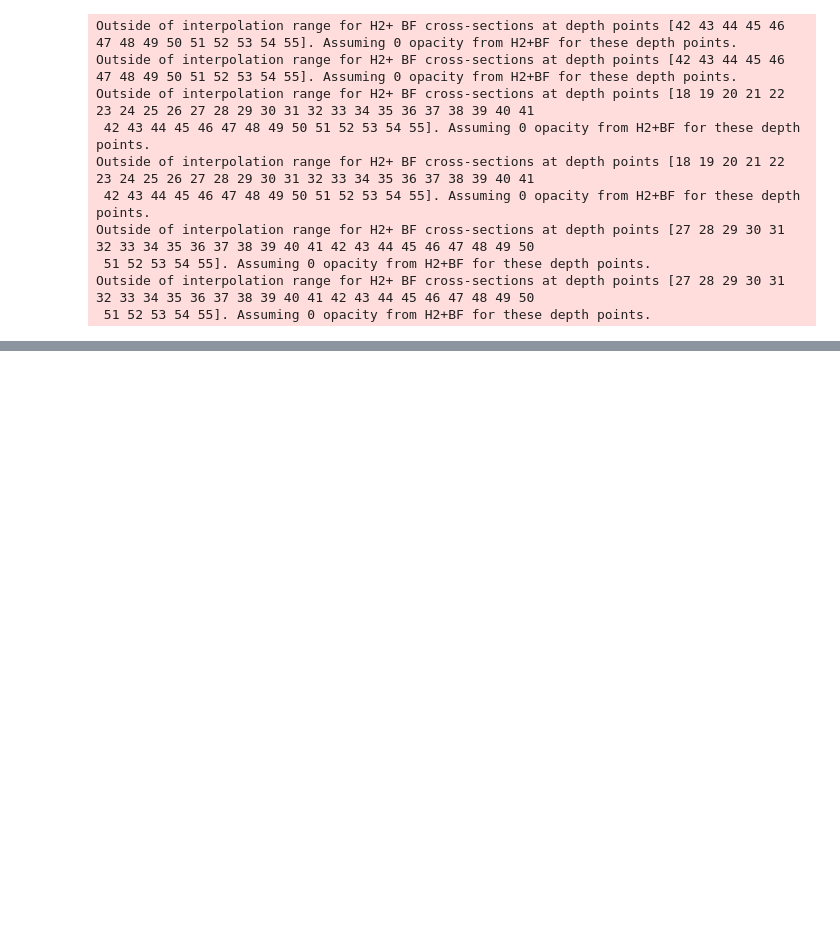
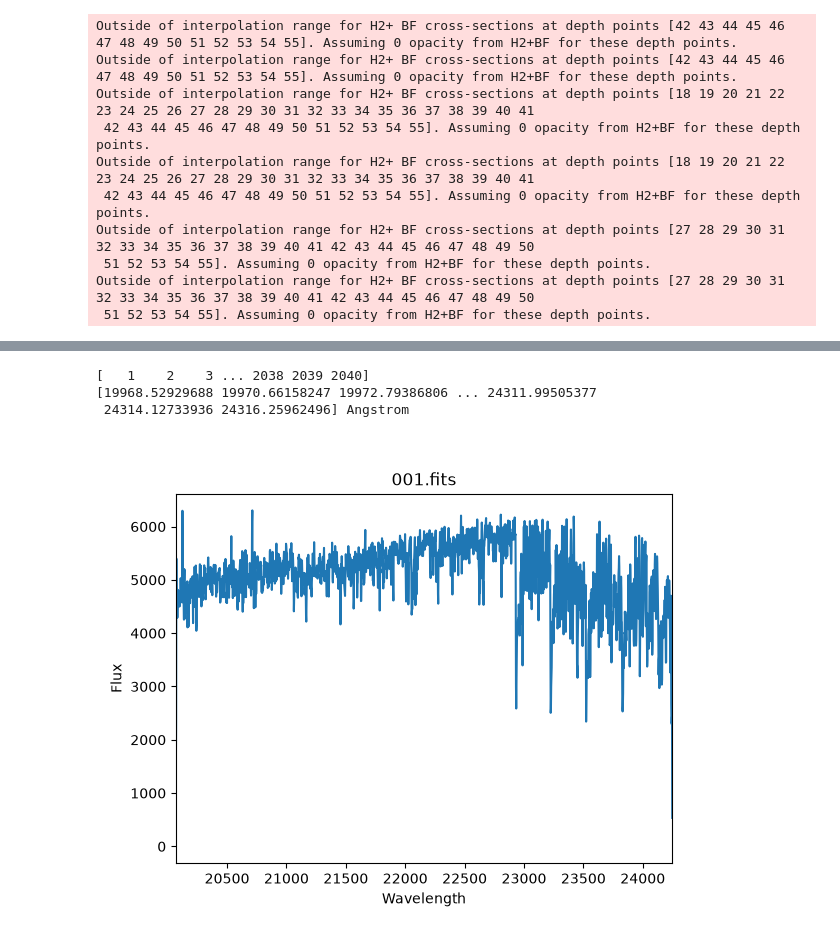
Before and after one commit to Keshavj-07/first_proj, a Jupyter notebook: scripts/NSC.ipynb, the cells around one changed output, grey strips where cells are left out. Cells and saved outputs as stored; diff of their text form; code cells hidden in the pictures; blank space fills up the shorter version.

```diff
--- a/scripts/NSC.ipynb
+++ b/scripts/NSC.ipynb
@@ -244,0 +107,6 @@ No.    Name      Ver    Type      Cards   Dimensions   Format
+# %%
+#Science Target 001 Observational Spectra
+fname = '../data/nifs_spectra_2015/N1_1/N1_1_001.fits'
+hdulist = fits.open(fname)
+header = hdulist[0].header
+print(repr(header))
@@ -244,0 +134,20 @@ No.    Name      Ver    Type      Cards   Dimensions   Format
+# %%
+#Converting pixels to wavelength using the FITS header information. CRVAL1 is the reference value for the first axis, CRPIX1 is the reference pixel, and CD1_1 is the increment per pixel.
+pixels = np.arange(1,header['NAXIS1']+1)
+print(pixels)
+wavelength = (header['CRVAL1'] + (pixels - header['CRPIX1']) * header['CD1_1'])*u.AA
+print(wavelength)
+# %% [output]
+[   1    2    3 ... 2038 2039 2040]
+[19968.52929688 19970.66158247 19972.79386806 ... 24311.99505377
+ 24314.12733936 24316.25962496] Angstrom
+# %%
+plt.figure()
+plt.plot(wavelength, hdulist[0].data*u.dimensionless_unscaled)
+plt.xlabel("Wavelength")
+plt.ylabel("Flux")
+plt.title("001.fits")
+plt.xlim(20070, 24246)
+plt.show()
+# %% [output]
+[figure, added]
```
Also changed, not shown: parts of 18 cells of this notebook, 31 other files.
